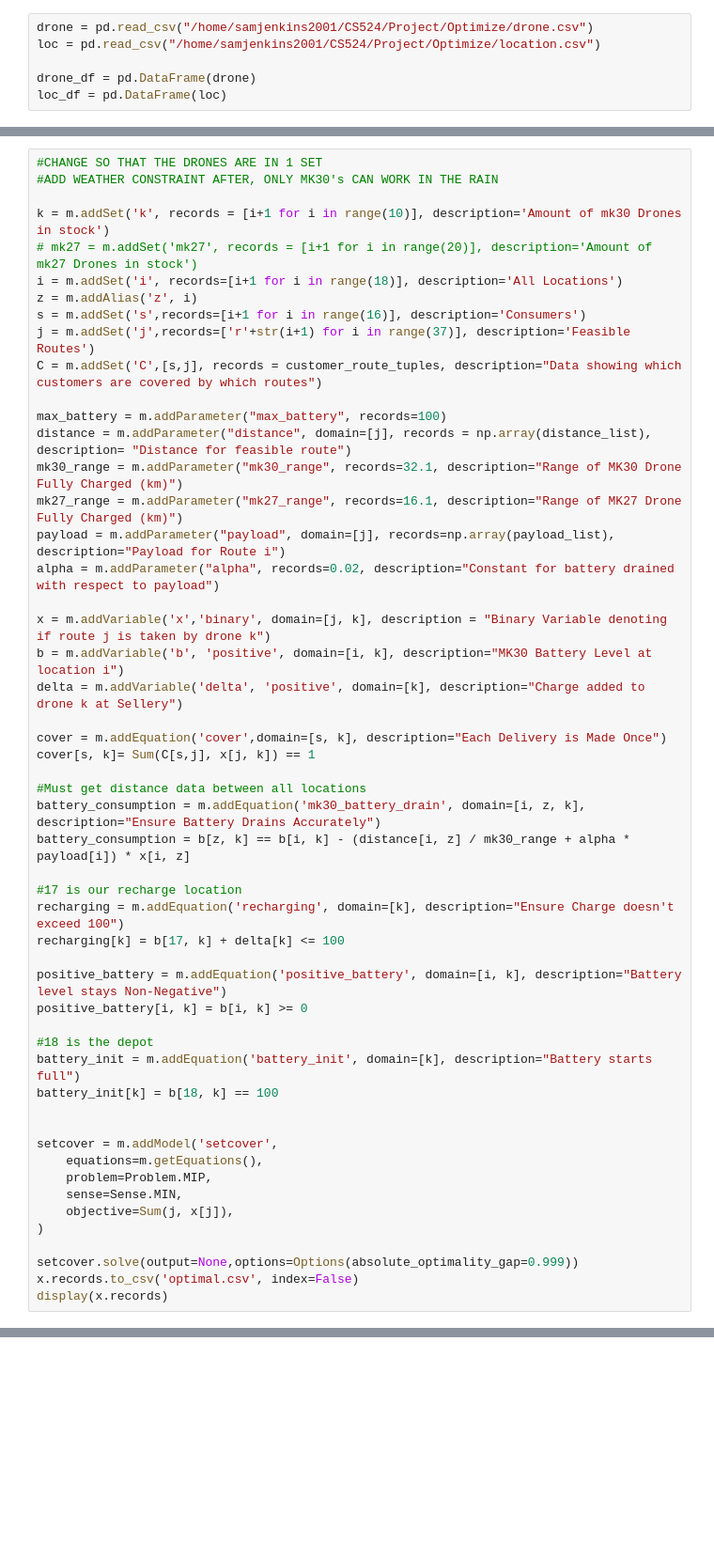
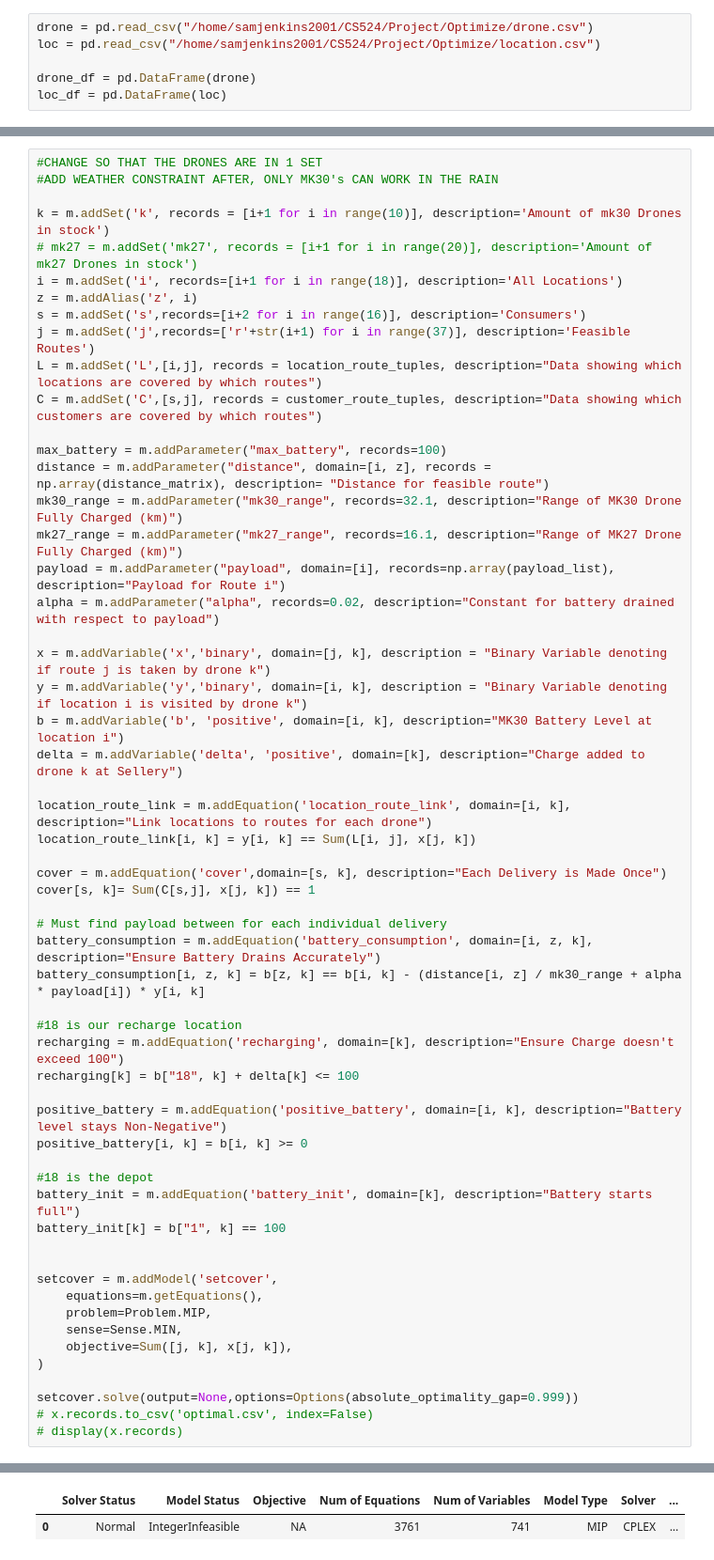
Before and after one commit to nandinijagtiani/DroneOptimization, a Jupyter notebook: Project/Optimize/amazon.ipynb, the cells around one changed output, grey strips where cells are left out. Shown: that part at 94% size. Drawn from its saved outputs; the diff is of its cells as text; blank space fills up the shorter version.

```diff
--- a/Project/Optimize/amazon.ipynb
+++ b/Project/Optimize/amazon.ipynb
@@ -224,48 +293,53 @@ k = m.addSet('k', records = [i+1 for i in range(10)], description='Amount of mk3
 # mk27 = m.addSet('mk27', records = [i+1 for i in range(20)], description='Amount of mk27 Drones in stock')
 i = m.addSet('i', records=[i+1 for i in range(18)], description='All Locations')
 z = m.addAlias('z', i)
-s = m.addSet('s',records=[i+1 for i in range(16)], description='Consumers')
+s = m.addSet('s',records=[i+2 for i in range(16)], description='Consumers')
 j = m.addSet('j',records=['r'+str(i+1) for i in range(37)], description='Feasible Routes')
+L = m.addSet('L',[i,j], records = location_route_tuples, description="Data showing which locations are covered by which routes")
 C = m.addSet('C',[s,j], records = customer_route_tuples, description="Data showing which customers are covered by which routes")
 
 max_battery = m.addParameter("max_battery", records=100)
-distance = m.addParameter("distance", domain=[j], records = np.array(distance_list), description= "Distance for feasible route")
+distance = m.addParameter("distance", domain=[i, z], records = np.array(distance_matrix), description= "Distance for feasible route")
 mk30_range = m.addParameter("mk30_range", records=32.1, description="Range of MK30 Drone Fully Charged (km)")
 mk27_range = m.addParameter("mk27_range", records=16.1, description="Range of MK27 Drone Fully Charged (km)")
-payload = m.addParameter("payload", domain=[j], records=np.array(payload_list), description="Payload for Route i")
+payload = m.addParameter("payload", domain=[i], records=np.array(payload_list), description="Payload for Route i")
 alpha = m.addParameter("alpha", records=0.02, description="Constant for battery drained with respect to payload")
 
 x = m.addVariable('x','binary', domain=[j, k], description = "Binary Variable denoting if route j is taken by drone k")
+y = m.addVariable('y','binary', domain=[i, k], description = "Binary Variable denoting if location i is visited by drone k")
 b = m.addVariable('b', 'positive', domain=[i, k], description="MK30 Battery Level at location i")
 delta = m.addVariable('delta', 'positive', domain=[k], description="Charge added to drone k at Sellery")
+
+location_route_link = m.addEquation('location_route_link', domain=[i, k], description="Link locations to routes for each drone")
+location_route_link[i, k] = y[i, k] == Sum(L[i, j], x[j, k])
 
 cover = m.addEquation('cover',domain=[s, k], description="Each Delivery is Made Once")
 cover[s, k]= Sum(C[s,j], x[j, k]) == 1
 
-#Must get distance data between all locations
-battery_consumption = m.addEquation('mk30_battery_drain', domain=[i, z, k], description="Ensure Battery Drains Accurately")
-battery_consumption = b[z, k] == b[i, k] - (distance[i, z] / mk30_range + alpha * payload[i]) * x[i, z]
+# Must find payload between for each individual delivery
+battery_consumption = m.addEquation('battery_consumption', domain=[i, z, k], description="Ensure Battery Drains Accurately")
+battery_consumption[i, z, k] = b[z, k] == b[i, k] - (distance[i, z] / mk30_range + alpha * payload[i]) * y[i, k]
 
-#17 is our recharge location
+#18 is our recharge location
 recharging = m.addEquation('recharging', domain=[k], description="Ensure Charge doesn't exceed 100")
-recharging[k] = b[17, k] + delta[k] <= 100
+recharging[k] = b["18", k] + delta[k] <= 100
 
 positive_battery = m.addEquation('positive_battery', domain=[i, k], description="Battery level stays Non-Negative")
 positive_battery[i, k] = b[i, k] >= 0
 
 #18 is the depot
 battery_init = m.addEquation('battery_init', domain=[k], description="Battery starts full")
-battery_init[k] = b[18, k] == 100
+battery_init[k] = b["1", k] == 100
 
 
 setcover = m.addModel('setcover',
     equations=m.getEquations(),
     problem=Problem.MIP,
     sense=Sense.MIN,
-    objective=Sum(j, x[j]),
+    objective=Sum([j, k], x[j, k]),
 )
 
 setcover.solve(output=None,options=Options(absolute_optimality_gap=0.999))
-x.records.to_csv('optimal.csv', index=False)
-display(x.records)
+# x.records.to_csv('optimal.csv', index=False)
+# display(x.records)
 # %% [output]
@@ -273 +346,3 @@ ValidationError: The symbol distance is referenced with more indices than declar
+|  | Solver Status | Model Status | Objective | Num of Equations | Num of Variables | Model Type | Solver | ... |
+| 0 | Normal | IntegerInfeasible | NA | 3761 | 741 | MIP | CPLEX | ... |
 # %%
```
Also changed, not shown: parts of 8 cells of this notebook.
